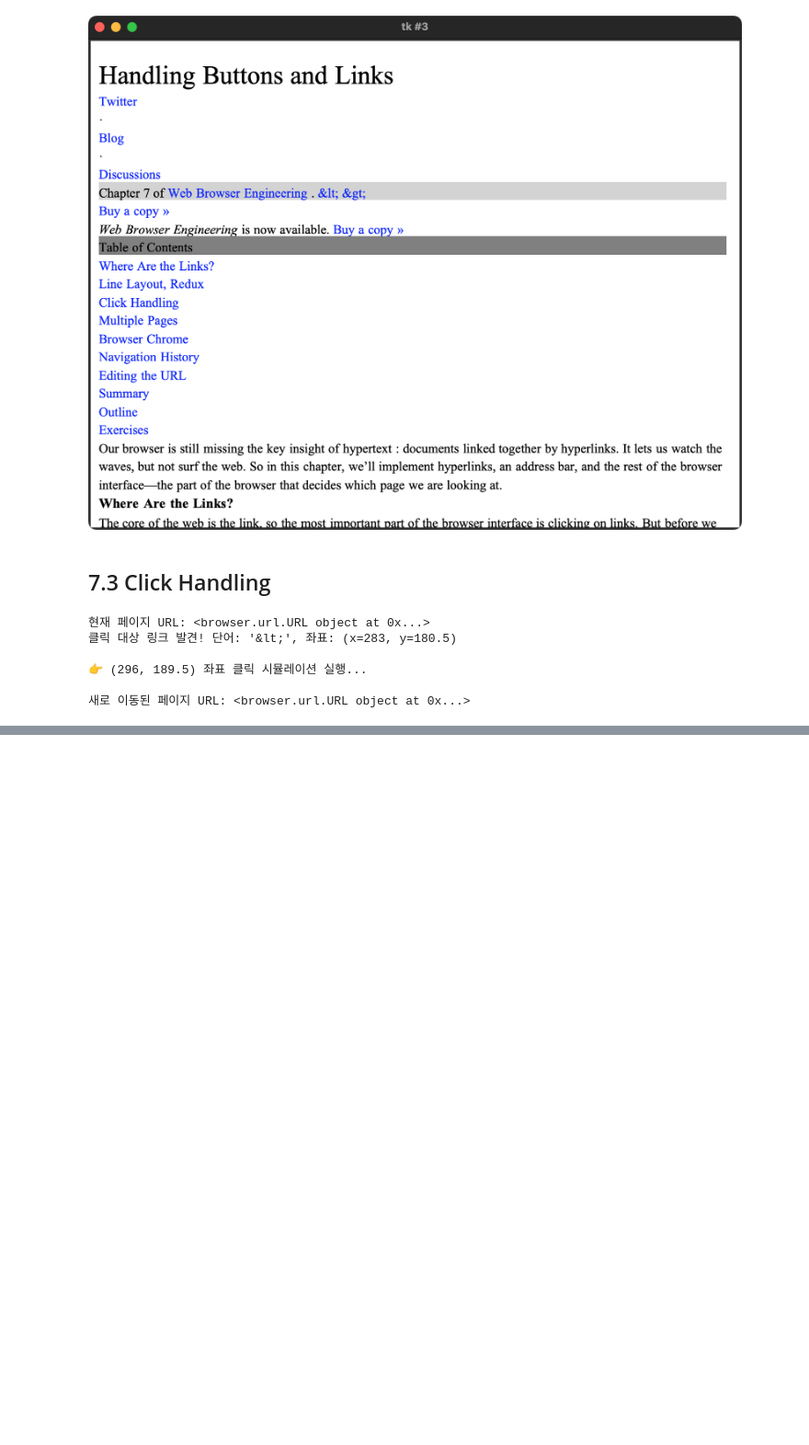
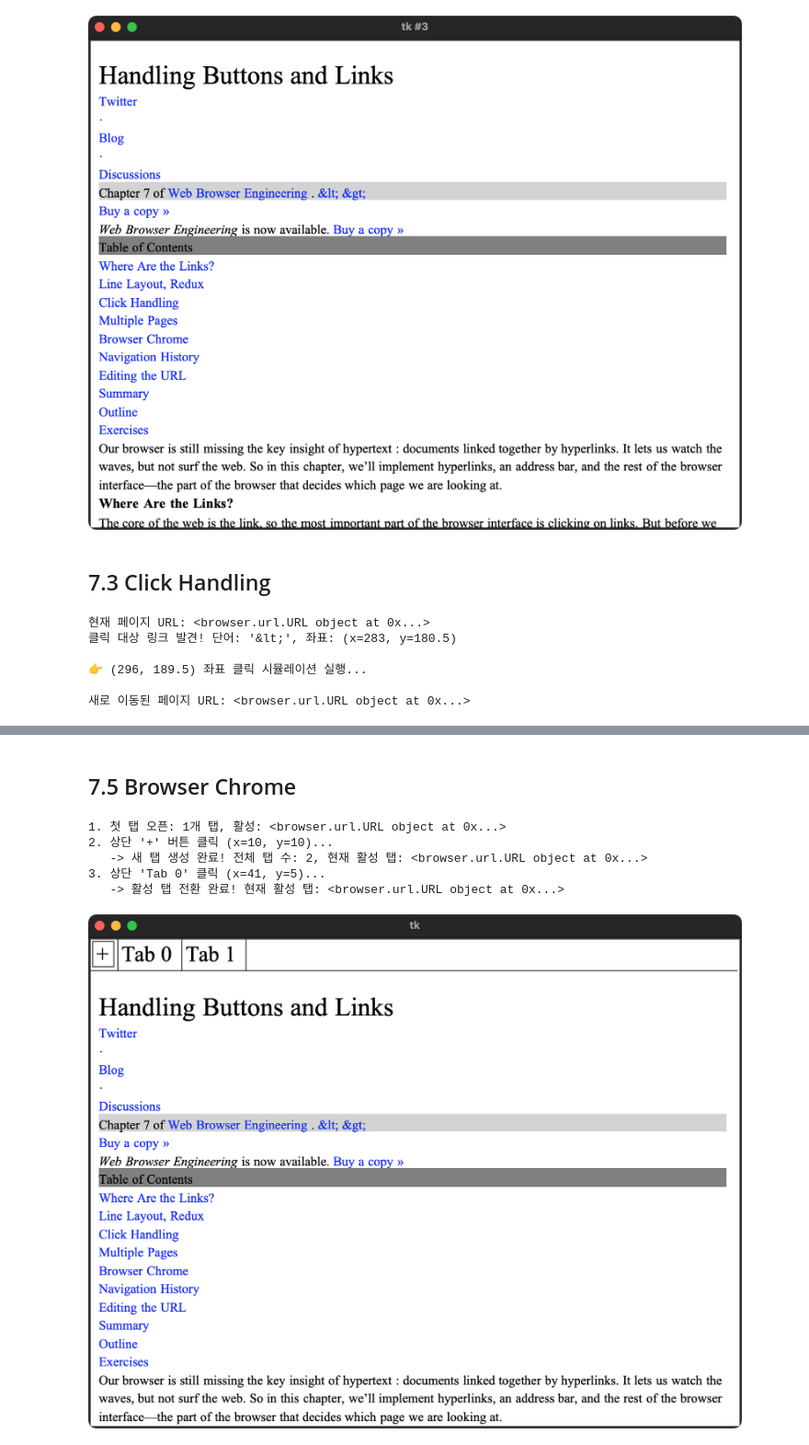
Before and after one commit to r4k0nb4k0n/browser-engineering-study, a Jupyter notebook: part-2-handling-buttons-and-links-7-hyperlinks-and-browser-chrome.ipynb, the cells around one changed output, grey strips where cells are left out. Shown at 92% size. Saved outputs shown, nothing was run; the diff lists cells and outputs as text; code cells hidden in the pictures; blank space fills up the shorter version.

```diff
--- a/part-2-handling-buttons-and-links-7-hyperlinks-and-browser-chrome.ipynb
+++ b/part-2-handling-buttons-and-links-7-hyperlinks-and-browser-chrome.ipynb
@@ -170,0 +205,48 @@ else:
+# %% [markdown]
+## 7.5 Browser Chrome
+# %%
+import importlib
+import browser.browser
+import browser.layout
+importlib.reload(browser.layout)
+importlib.reload(browser.browser)
+
+from browser.browser import Browser, Tab, Chrome
+from browser.url import URL
+from browser.tk_capture import display_tk_window
+
+# 1. 브라우저 생성 및 첫 탭 로드 (chrome.html)
+browser = Browser()
+browser.new_tab(URL("https://browser.engineering/chrome.html"))
+print(f"1. 첫 탭 오픈: {len(browser.tabs)}개 탭, 활성: {browser.active_tab.url}")
+
+# 2. 상단 '+' 버튼 클릭 시뮬레이션 (새 탭 열기)
+class MockClick:
+    def __init__(self, x, y):
+        self.x = x
+        self.y = y
+
+plus_x = browser.chrome.newtab_rect.left + 5
+plus_y = browser.chrome.newtab_rect.top + 5
+print(f"2. 상단 '+' 버튼 클릭 (x={plus_x}, y={plus_y})...")
+browser.handle_click(MockClick(plus_x, plus_y))
+print(f"   -> 새 탭 생성 완료! 전체 탭 수: {len(browser.tabs)}, 현재 활성 탭: {browser.active_tab.url}")
+
+# 3. 상단 'Tab 0' 영역 클릭 시뮬레이션 (탭 0으로 다시 전환)
+tab0_rect = browser.chrome.tab_rect(0)
+tab0_x = tab0_rect.left + 5
+tab0_y = tab0_rect.top + 5
+print(f"3. 상단 'Tab 0' 클릭 (x={tab0_x}, y={tab0_y})...")
+browser.handle_click(MockClick(tab0_x, tab0_y))
+print(f"   -> 활성 탭 전환 완료! 현재 활성 탭: {browser.active_tab.url}")
+
+browser.draw()
+# 4. 상단에 탭 바('+' 버튼, 'Tab 0', 'Tab 1')가 선명하게 그려진 브라우저 화면 캡처 출력
+display_tk_window(browser.window, settle_seconds=0.4)
+# %% [output]
+1. 첫 탭 오픈: 1개 탭, 활성: <browser.url.URL object at 0x...>
+2. 상단 '+' 버튼 클릭 (x=10, y=10)...
+   -> 새 탭 생성 완료! 전체 탭 수: 2, 현재 활성 탭: <browser.url.URL object at 0x...>
+3. 상단 'Tab 0' 클릭 (x=41, y=5)...
+   -> 활성 탭 전환 완료! 현재 활성 탭: <browser.url.URL object at 0x...>
+[figure, added]
```
Also changed, not shown: parts of 2 cells of this notebook, 3 other files.
